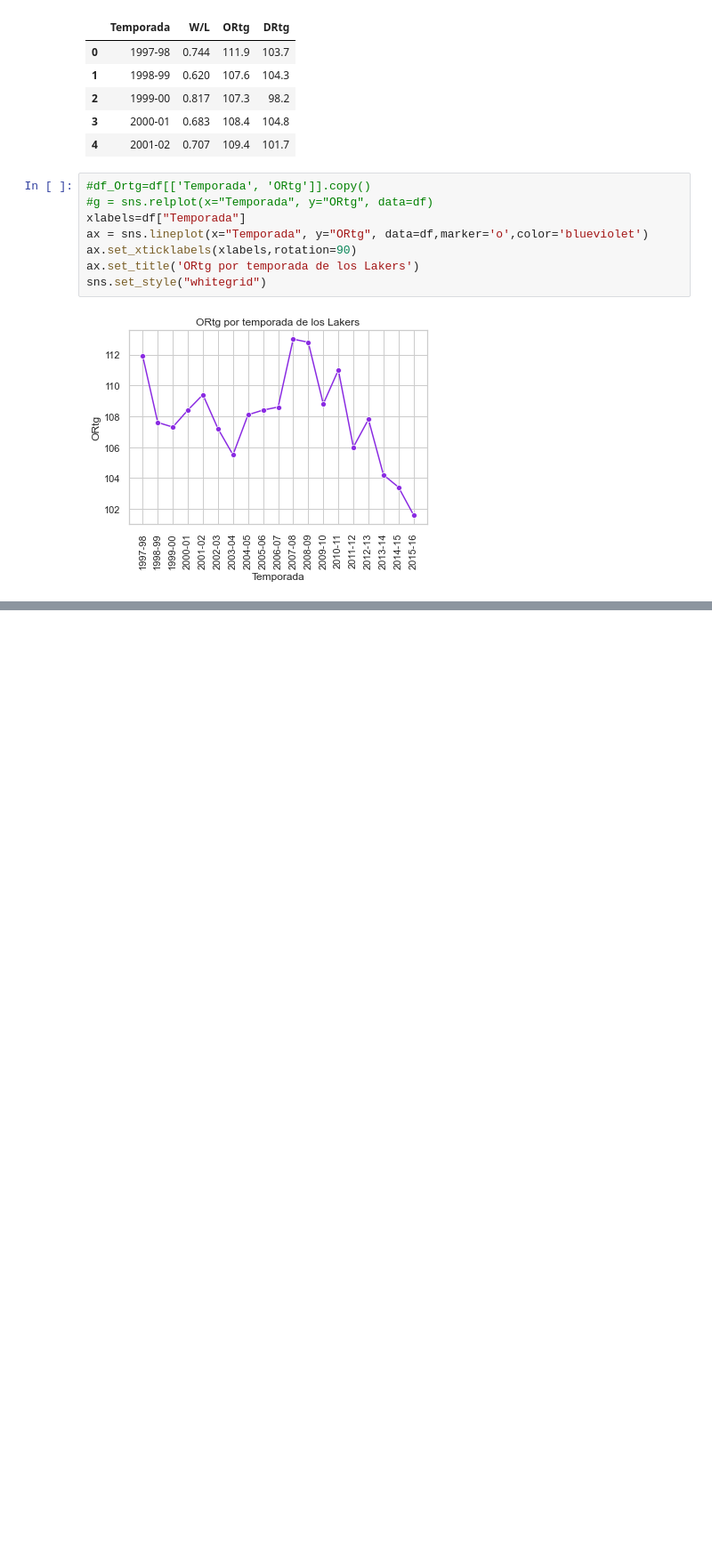
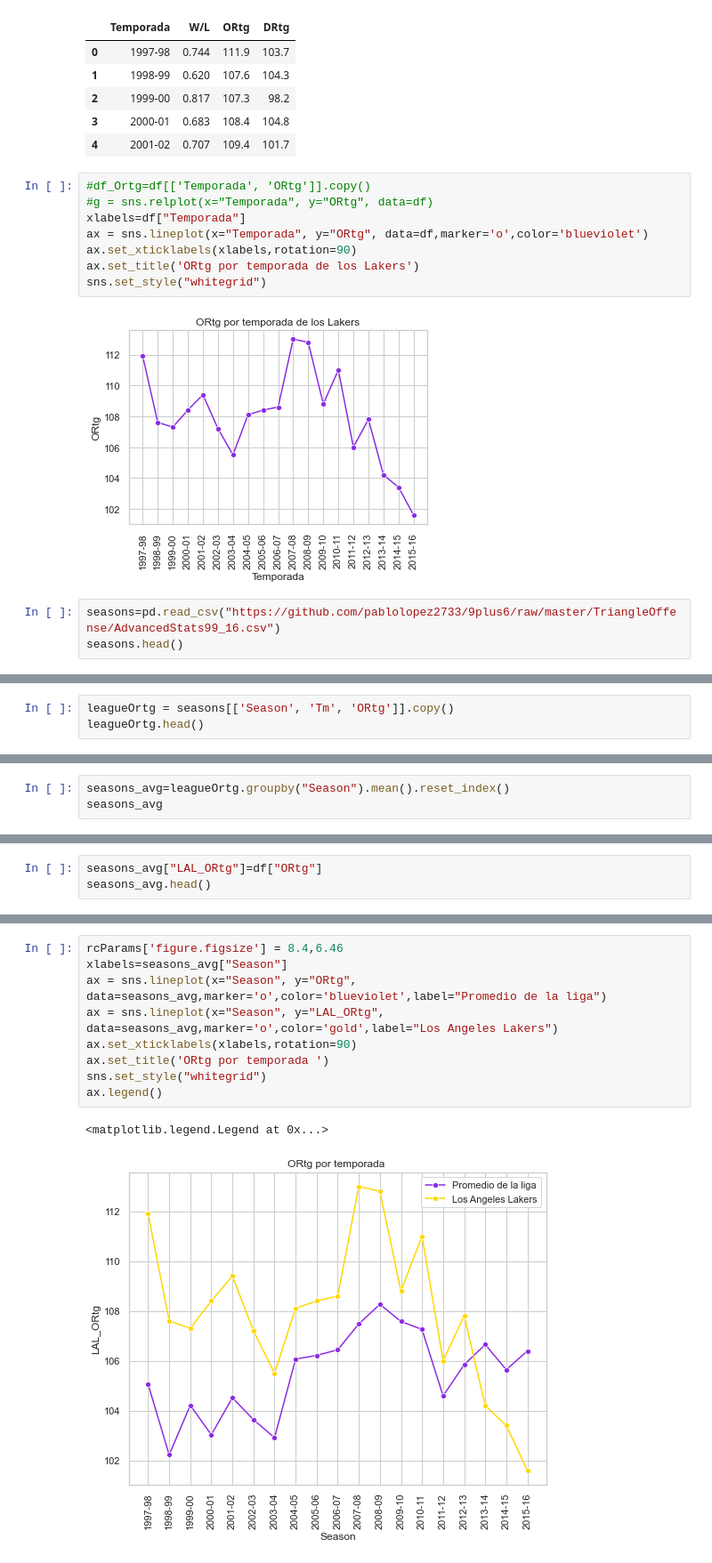
Before and after one commit to pablolopez2733/9plus6, a Jupyter notebook: TriangleOffense/OffensiveRatings.ipynb, the cells around one changed output, grey strips where cells are left out. Shown: that part at 89% size. Saved outputs shown, nothing was run; the diff lists cells and outputs as text; blank space fills up the shorter version.

Commit message:
Lakers ORtg plot is ready

```diff
--- a/TriangleOffense/OffensiveRatings.ipynb
+++ b/TriangleOffense/OffensiveRatings.ipynb
@@ -39,3 +43,6 @@ ax.set_title('ORtg por temporada de los Lakers')
 sns.set_style("whitegrid")
 # %% [output]
 [figure]
+# %%
+seasons=pd.read_csv("https://github.com/pablolopez2733/9plus6/raw/master/TriangleOffense/AdvancedStats99_16.csv")
+seasons.head()
@@ -41,0 +57,3 @@ sns.set_style("whitegrid")
+# %%
+leagueOrtg = seasons[['Season', 'Tm', 'ORtg']].copy()
+leagueOrtg.head()
@@ -41,0 +67,3 @@ sns.set_style("whitegrid")
+# %%
+seasons_avg=leagueOrtg.groupby("Season").mean().reset_index()
+seasons_avg
@@ -41,0 +88,3 @@ sns.set_style("whitegrid")
+# %%
+seasons_avg["LAL_ORtg"]=df["ORtg"]
+seasons_avg.head()
@@ -41,0 +98,12 @@ sns.set_style("whitegrid")
+# %%
+rcParams['figure.figsize'] = 8.4,6.46
+xlabels=seasons_avg["Season"]
+ax = sns.lineplot(x="Season", y="ORtg", data=seasons_avg,marker='o',color='blueviolet',label="Promedio de la liga")
+ax = sns.lineplot(x="Season", y="LAL_ORtg", data=seasons_avg,marker='o',color='gold',label="Los Angeles Lakers")
+ax.set_xticklabels(xlabels,rotation=90)
+ax.set_title('ORtg por temporada ')
+sns.set_style("whitegrid")
+ax.legend()
+# %% [output]
+<matplotlib.legend.Legend at 0x...>
+[figure, added]
```
Also changed, not shown: parts of 5 cells of this notebook.
